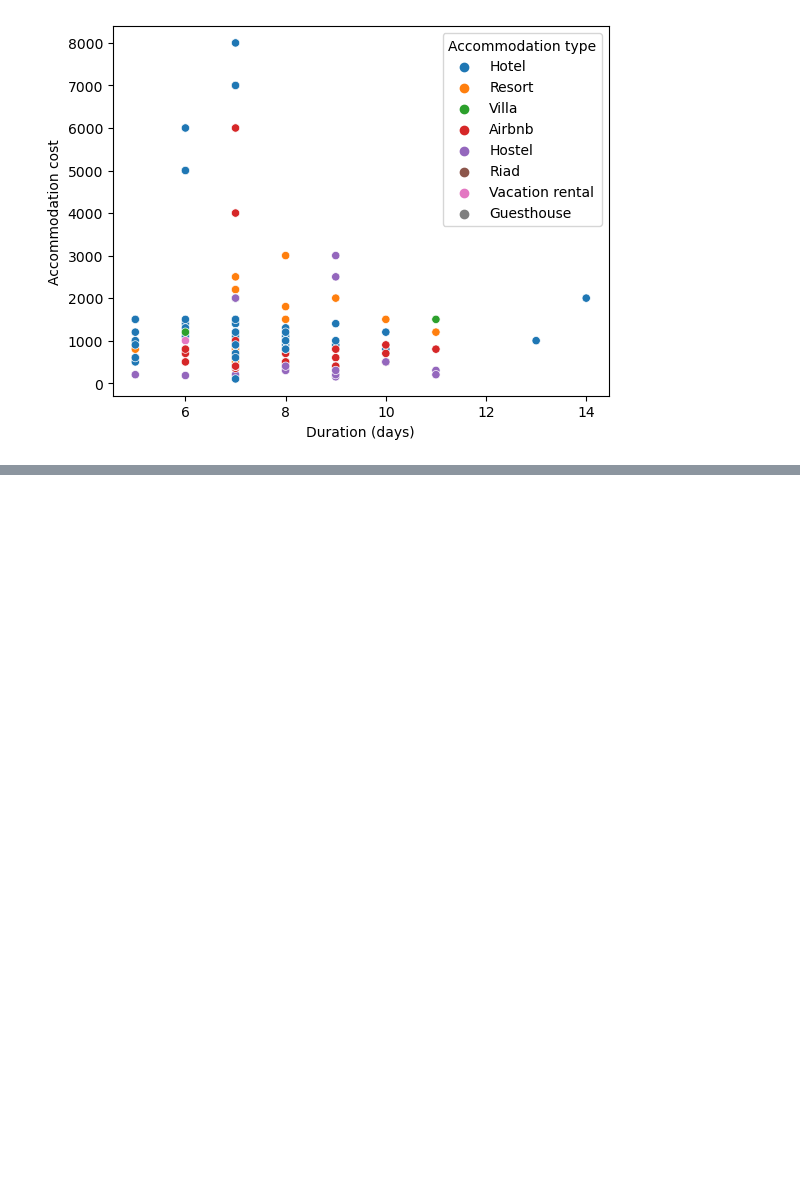
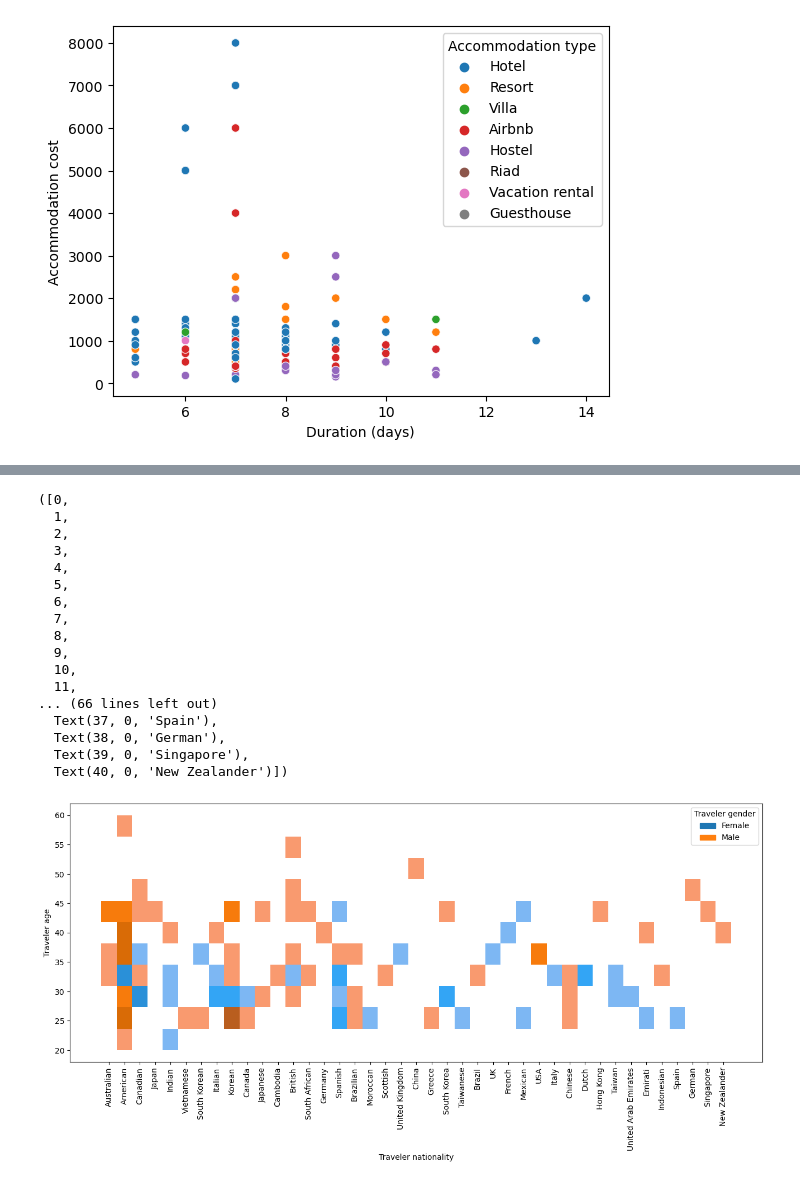
Before and after one commit to cubeninggen/KDT-2024, a Jupyter notebook: numpy/work/travel.ipynb, the cells around one changed output, grey strips where cells are left out. Cells and saved outputs as stored; diff of their text form; code cells hidden in the pictures; blank space fills up the shorter version.

```diff
--- a/numpy/work/travel.ipynb
+++ b/numpy/work/travel.ipynb
@@ -48,0 +79,3 @@ sns.scatterplot(data=df, x="Duration (days)", y="Accommodation cost", hue='Accom
+# %%
+df['Total cost'] = df['Accommodation cost'] + df['Transportation cost']
+df.head()
@@ -48,0 +89,23 @@ sns.scatterplot(data=df, x="Duration (days)", y="Accommodation cost", hue='Accom
+# %%
+plt.figure(figsize=(16,6), dpi=100)
+sns.histplot(data=df.sort_values(by='Total cost', ascending=True), y='Traveler age', x='Traveler nationality', hue='Traveler gender')
+plt.xticks(rotation=90)
+# %% [output]
+([0,
+  1,
+  2,
+  3,
+  4,
+  5,
+  6,
+  7,
+  8,
+  9,
+  10,
+  11,
+... (66 lines left out)
+  Text(37, 0, 'Spain'),
+  Text(38, 0, 'German'),
+  Text(39, 0, 'Singapore'),
+  Text(40, 0, 'New Zealander')])
+[figure, added]
```
Also changed, not shown: parts of 5 cells of this notebook.
